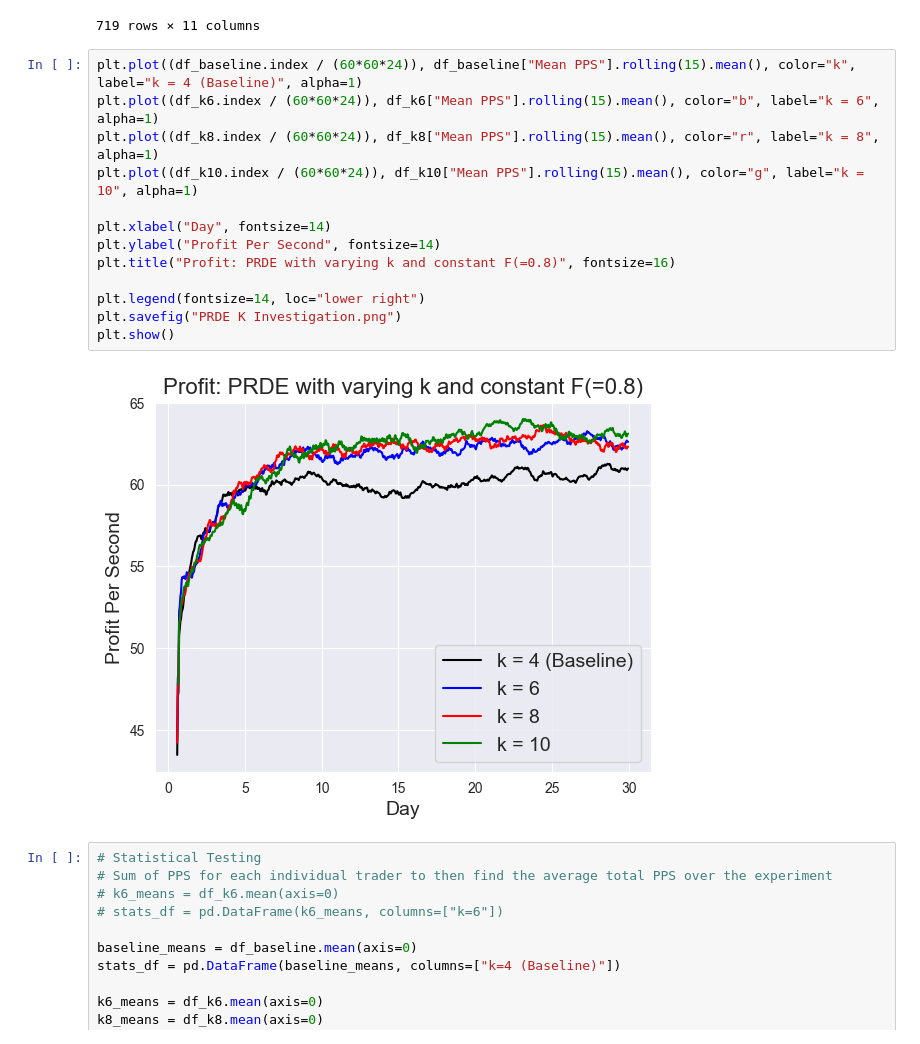
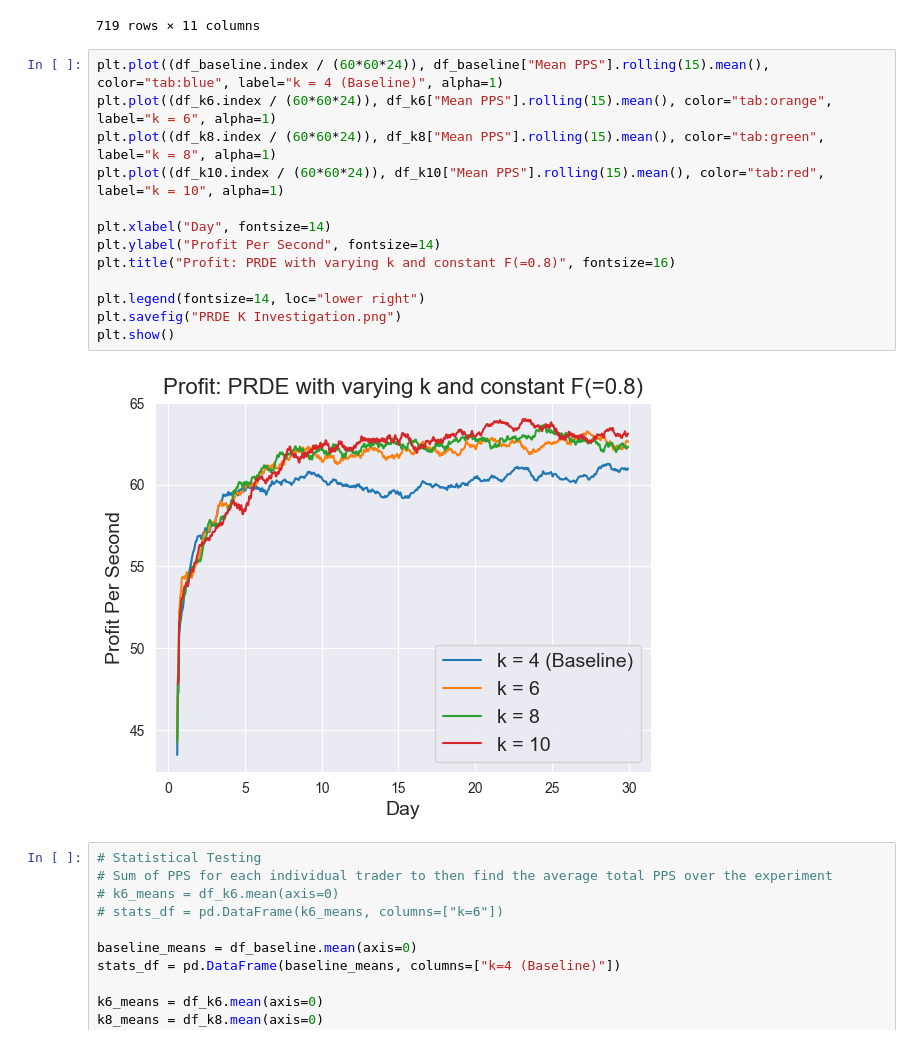
Before and after one commit to MJ-Peters/INFT-Coursework-PRDE-Trader-Evaluation-and-Improvement, a Jupyter notebook: Investigating K and F/k Experiment/k Data Analysis.ipynb, the cells around one changed output. Cells and saved outputs as stored; diff of their text form.

Commit message:
Updated colours of plots for consistency

```diff
--- a/Investigating K and F/k Experiment/k Data Analysis.ipynb
+++ b/Investigating K and F/k Experiment/k Data Analysis.ipynb
@@ -208,20 +208,20 @@ df_k10
 | 2588400 | 58.870331 | 63.872018 | 58.366573 | 63.438314 | 64.358509 | 64.559165 | 59.769743 | ... |
 719 rows × 11 columns
 # %%
-plt.plot((df_baseline.index / (60*60*24)), df_baseline["Mean PPS"].rolling(15).mean(), color="k", label="k = 4 (Baseline)", alpha=1)
-plt.plot((df_k6.index / (60*60*24)), df_k6["Mean PPS"].rolling(15).mean(), color="b", label="k = 6", alpha=1)
-plt.plot((df_k8.index / (60*60*24)), df_k8["Mean PPS"].rolling(15).mean(), color="r", label="k = 8", alpha=1)
-plt.plot((df_k10.index / (60*60*24)), df_k10["Mean PPS"].rolling(15).mean(), color="g", label="k = 10", alpha=1)
+plt.plot((df_baseline.index / (60*60*24)), df_baseline["Mean PPS"].rolling(15).mean(), color="tab:blue", label="k = 4 (Baseline)", alpha=1)
+plt.plot((df_k6.index / (60*60*24)), df_k6["Mean PPS"].rolling(15).mean(), color="tab:orange", label="k = 6", alpha=1)
+plt.plot((df_k8.index / (60*60*24)), df_k8["Mean PPS"].rolling(15).mean(), color="tab:green", label="k = 8", alpha=1)
+plt.plot((df_k10.index / (60*60*24)), df_k10["Mean PPS"].rolling(15).mean(), color="tab:red", label="k = 10", alpha=1)
 
 plt.xlabel("Day", fontsize=14)
 plt.ylabel("Profit Per Second", fontsize=14)
 plt.title("Profit: PRDE with varying k and constant F(=0.8)", fontsize=16)
 
 plt.legend(fontsize=14, loc="lower right")
 plt.savefig("PRDE K Investigation.png")
 plt.show()
 # %% [output]
-[figure, old version]
+[figure, new version]
 # %%
 # Statistical Testing
 # Sum of PPS for each individual trader to then find the average total PPS over the experiment
```
Also changed, not shown: parts of 2 cells of this notebook.
